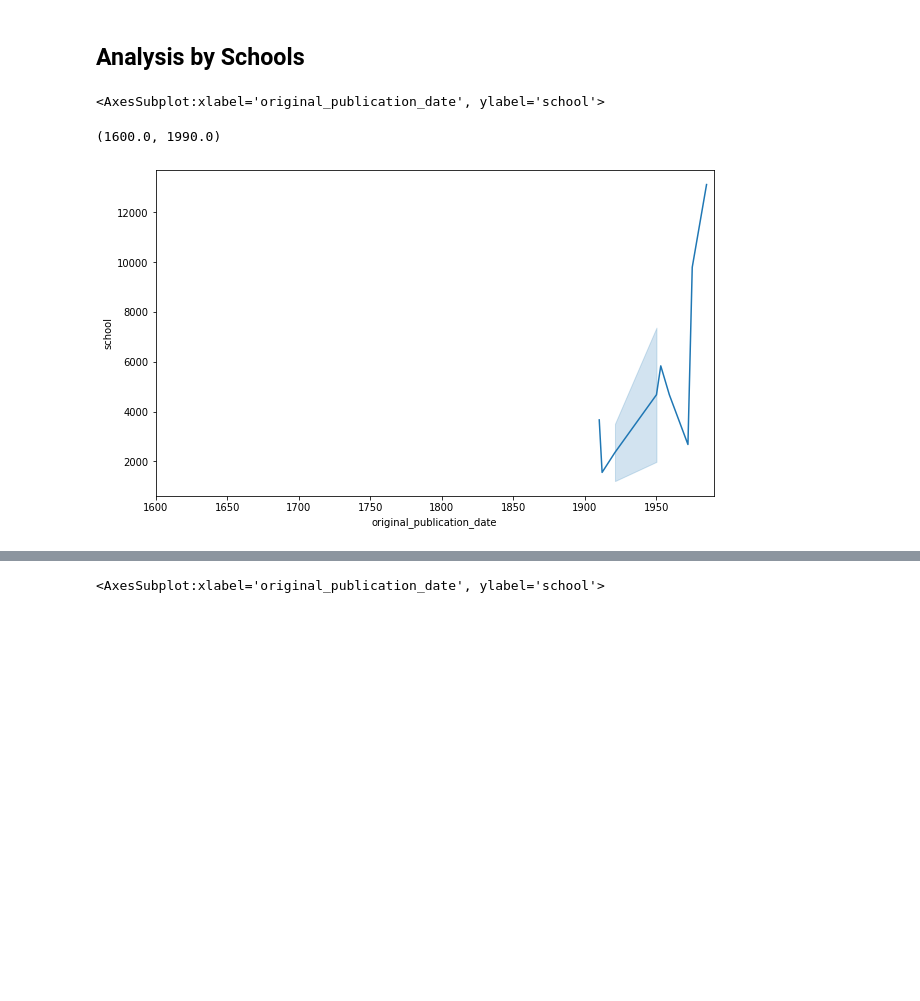
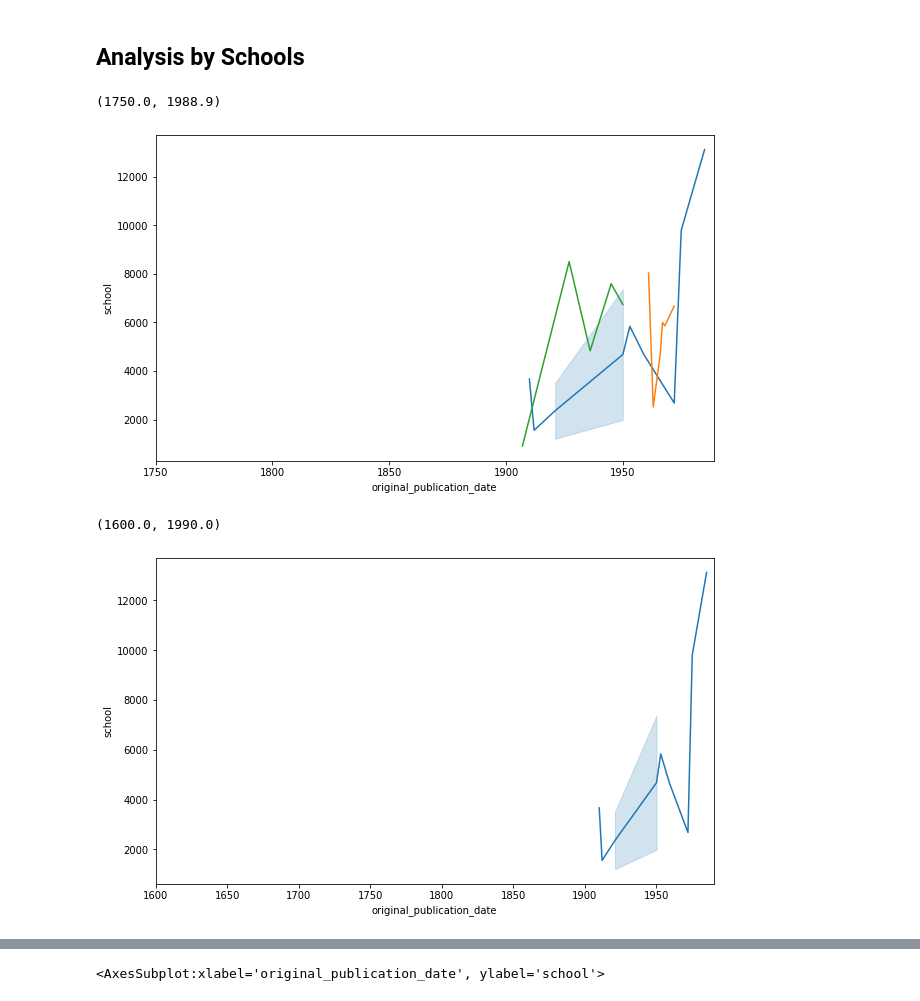
Before and after one commit to woonsupkim/NLP_Philosophy_DataStory, a Jupyter notebook: Project1.ipynb, the cells around one changed output, grey strips where cells are left out. Drawn from its saved outputs; the diff is of its cells as text; code cells hidden in the pictures; blank space fills up the shorter version.

```diff
--- a/Project1.ipynb
+++ b/Project1.ipynb
@@ -369,14 +369,27 @@ sns.countplot(y = 'author', data = df_stoicism, palette = 'flare')
 [figure]
 # %% [markdown]
 ## Analysis by Schools
+# %%
+df_analytic2 = df_analytic.groupby(['author','original_publication_date'])['school'].count().reset_index()
+df_continental2 = df_continental.groupby(['author','original_publication_date'])['school'].count().reset_index()
+df_phenomenology2 = df_phenomenology.groupby(['author','original_publication_date'])['school'].count().reset_index()
+
+fig,ax = plt.subplots()
+fig.set_size_inches(10,6)
+ax = sns.lineplot(x='original_publication_date', y= 'school', data = df_analytic2)
+ax1 = sns.lineplot(x='original_publication_date', y= 'school', data = df_continental2)
+ax2 = sns.lineplot(x='original_publication_date', y= 'school', data = df_phenomenology2)
+ax.set_xlim(1750, )
+# %% [output]
+(1750.0, 1988.9)
+[figure, added]
 # %%
 df_analytic2 = df_analytic.groupby(['author','original_publication_date'])['school'].count().reset_index()
 
 fig,ax = plt.subplots()
 fig.set_size_inches(10,6)
-sns.lineplot(x='original_publication_date', y= 'school', data = df_analytic2)
+ax = sns.lineplot(x='original_publication_date', y= 'school', data = df_analytic2)
 ax.set_xlim(1600, 1990)
 # %% [output]
-<AxesSubplot:xlabel='original_publication_date', ylabel='school'>
+(1600.0, 1990.0)
-(1600.0, 1990.0)
 [figure]
```
Also changed, not shown: parts of 1 cell of this notebook.
